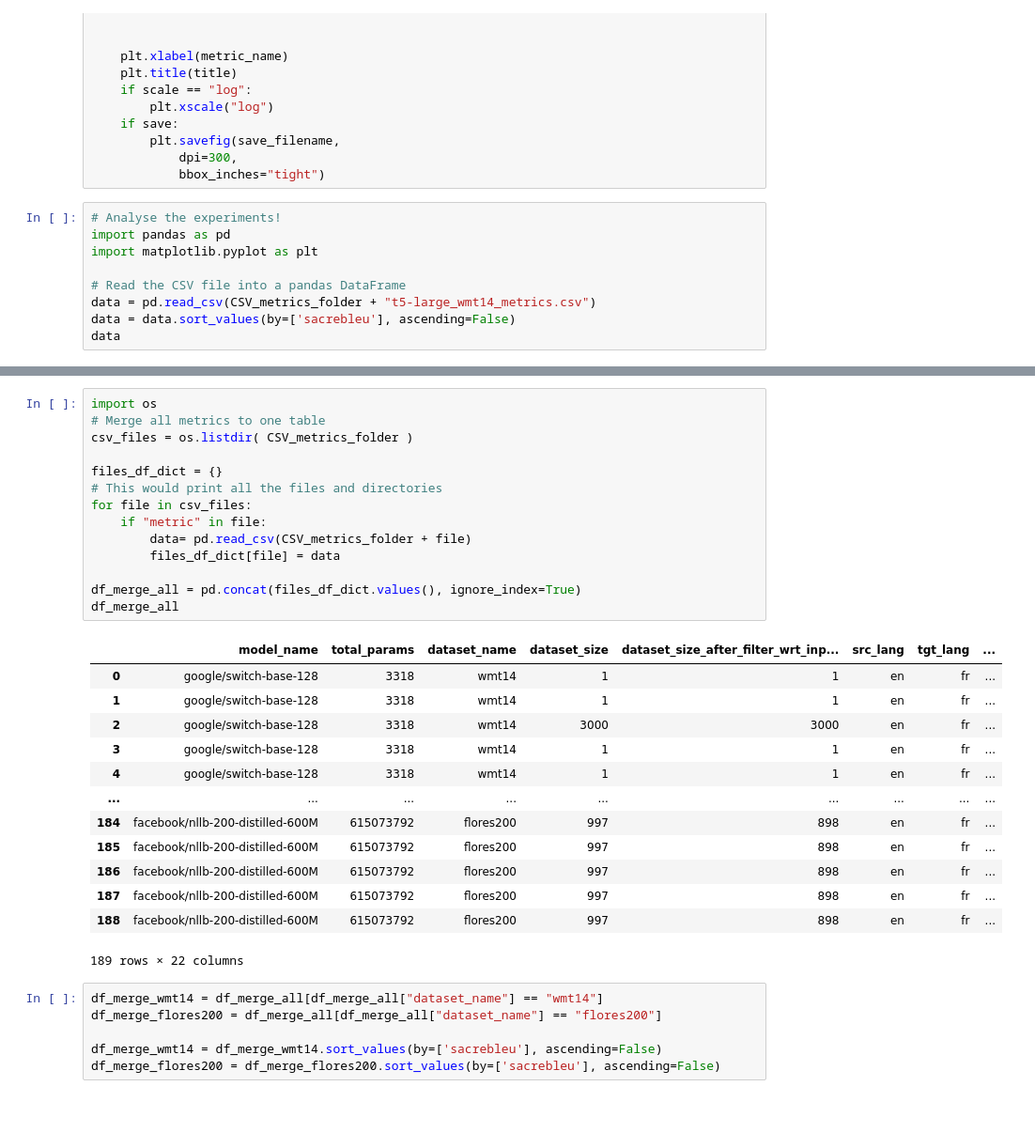
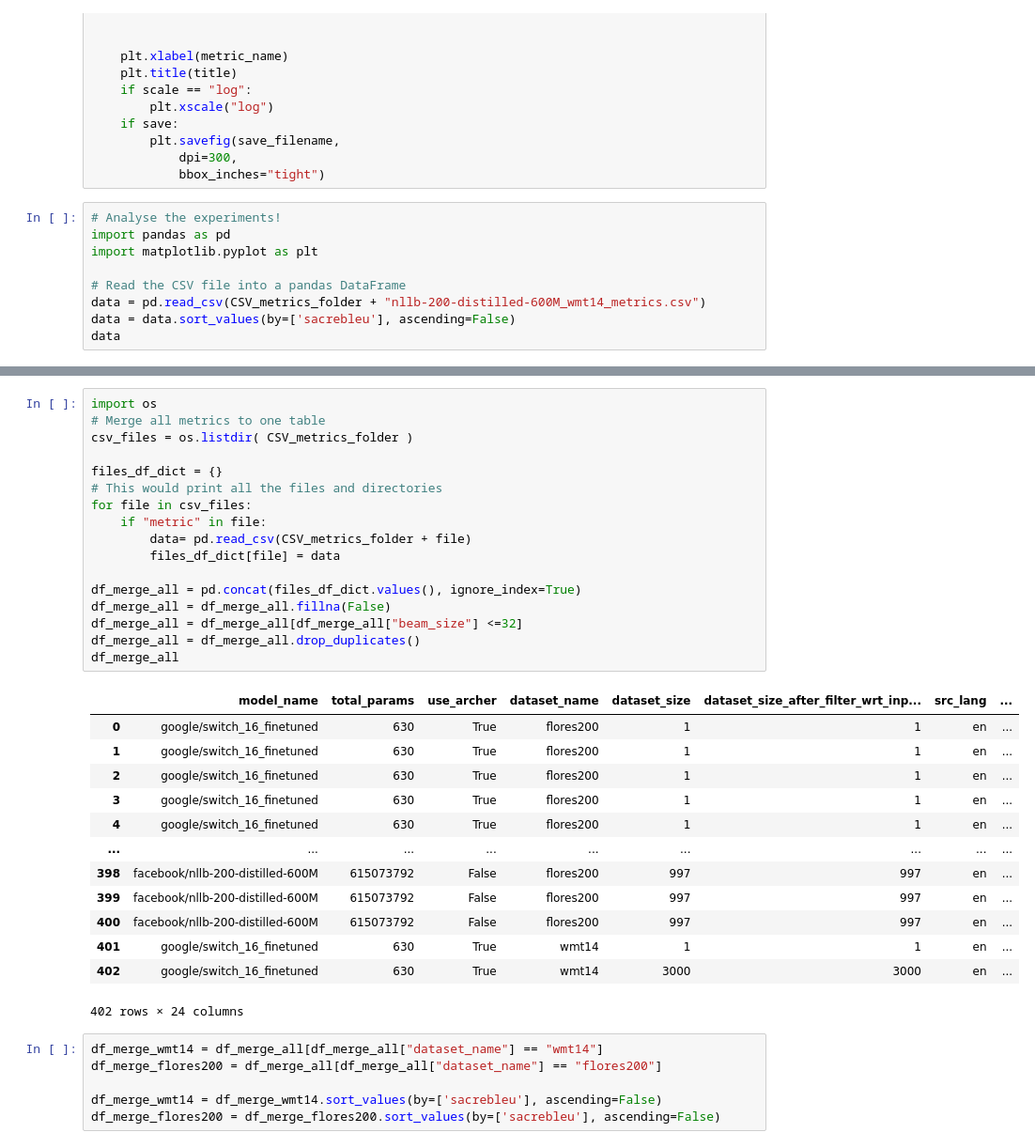
Before and after one commit to wassim2u/Benchmark, a Jupyter notebook: BenchmarkAnalysis.ipynb, the cells around one changed output, grey strips where cells are left out. Shown at 94% size. Saved outputs shown, nothing was run; the diff lists cells and outputs as text; blank space fills up the shorter version.

```diff
--- a/BenchmarkAnalysis.ipynb
+++ b/BenchmarkAnalysis.ipynb
@@ -227,7 +256,7 @@ import pandas as pd
 import matplotlib.pyplot as plt
 
 # Read the CSV file into a pandas DataFrame
-data = pd.read_csv(CSV_metrics_folder + "t5-large_wmt14_metrics.csv")
+data = pd.read_csv(CSV_metrics_folder + "nllb-200-distilled-600M_wmt14_metrics.csv")
 data = data.sort_values(by=['sacrebleu'], ascending=False)
 data
 # %% [output]
@@ -251,31 +276,34 @@ data
 # %%
 import os
 # Merge all metrics to one table
 csv_files = os.listdir( CSV_metrics_folder )
 
 files_df_dict = {}
 # This would print all the files and directories
 for file in csv_files:
     if "metric" in file:
         data= pd.read_csv(CSV_metrics_folder + file)
         files_df_dict[file] = data
 
 df_merge_all = pd.concat(files_df_dict.values(), ignore_index=True)
+df_merge_all = df_merge_all.fillna(False)
+df_merge_all = df_merge_all[df_merge_all["beam_size"] <=32]
+df_merge_all = df_merge_all.drop_duplicates()
 df_merge_all
 # %% [output]
-|  | model_name | total_params | dataset_name | dataset_size | dataset_size_after_filter_wrt_inp... | src_lang | tgt_lang | ... |
-| 0 | google/switch-base-128 | 3318 | wmt14 | 1 | 1 | en | fr | ... |
-| 1 | google/switch-base-128 | 3318 | wmt14 | 1 | 1 | en | fr | ... |
-| 2 | google/switch-base-128 | 3318 | wmt14 | 3000 | 3000 | en | fr | ... |
-| 3 | google/switch-base-128 | 3318 | wmt14 | 1 | 1 | en | fr | ... |
-| 4 | google/switch-base-128 | 3318 | wmt14 | 1 | 1 | en | fr | ... |
+|  | model_name | total_params | use_archer | dataset_name | dataset_size | dataset_size_after_filter_wrt_inp... | src_lang | ... |
+| 0 | google/switch_16_finetuned | 630 | True | flores200 | 1 | 1 | en | ... |
+| 1 | google/switch_16_finetuned | 630 | True | flores200 | 1 | 1 | en | ... |
+| 2 | google/switch_16_finetuned | 630 | True | flores200 | 1 | 1 | en | ... |
+| 3 | google/switch_16_finetuned | 630 | True | flores200 | 1 | 1 | en | ... |
+| 4 | google/switch_16_finetuned | 630 | True | flores200 | 1 | 1 | en | ... |
 | ... | ... | ... | ... | ... | ... | ... | ... | ... |
-| 184 | facebook/nllb-200-distilled-600M | 615073792 | flores200 | 997 | 898 | en | fr | ... |
-| 185 | facebook/nllb-200-distilled-600M | 615073792 | flores200 | 997 | 898 | en | fr | ... |
-| 186 | facebook/nllb-200-distilled-600M | 615073792 | flores200 | 997 | 898 | en | fr | ... |
-| 187 | facebook/nllb-200-distilled-600M | 615073792 | flores200 | 997 | 898 | en | fr | ... |
-| 188 | facebook/nllb-200-distilled-600M | 615073792 | flores200 | 997 | 898 | en | fr | ... |
+| 398 | facebook/nllb-200-distilled-600M | 615073792 | False | flores200 | 997 | 997 | en | ... |
+| 399 | facebook/nllb-200-distilled-600M | 615073792 | False | flores200 | 997 | 997 | en | ... |
+| 400 | facebook/nllb-200-distilled-600M | 615073792 | False | flores200 | 997 | 997 | en | ... |
+| 401 | google/switch_16_finetuned | 630 | True | wmt14 | 1 | 1 | en | ... |
+| 402 | google/switch_16_finetuned | 630 | True | wmt14 | 3000 | 3000 | en | ... |
-189 rows × 22 columns
+402 rows × 24 columns
 # %%
 df_merge_wmt14 = df_merge_all[df_merge_all["dataset_name"] == "wmt14"]
 df_merge_flores200 = df_merge_all[df_merge_all["dataset_name"] == "flores200"]
```
Also changed, not shown: parts of 26 cells of this notebook, 29 other files.
